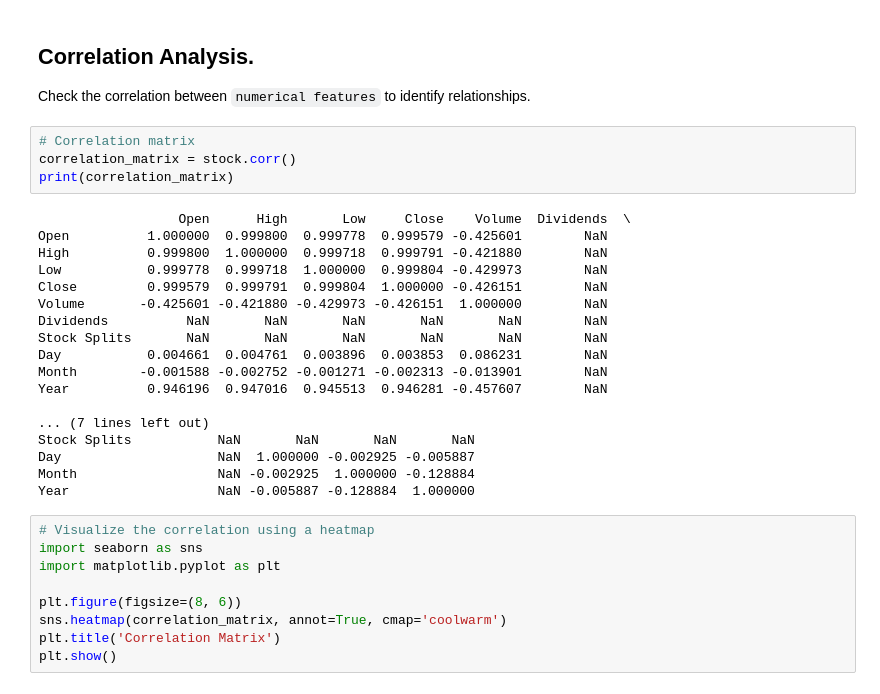
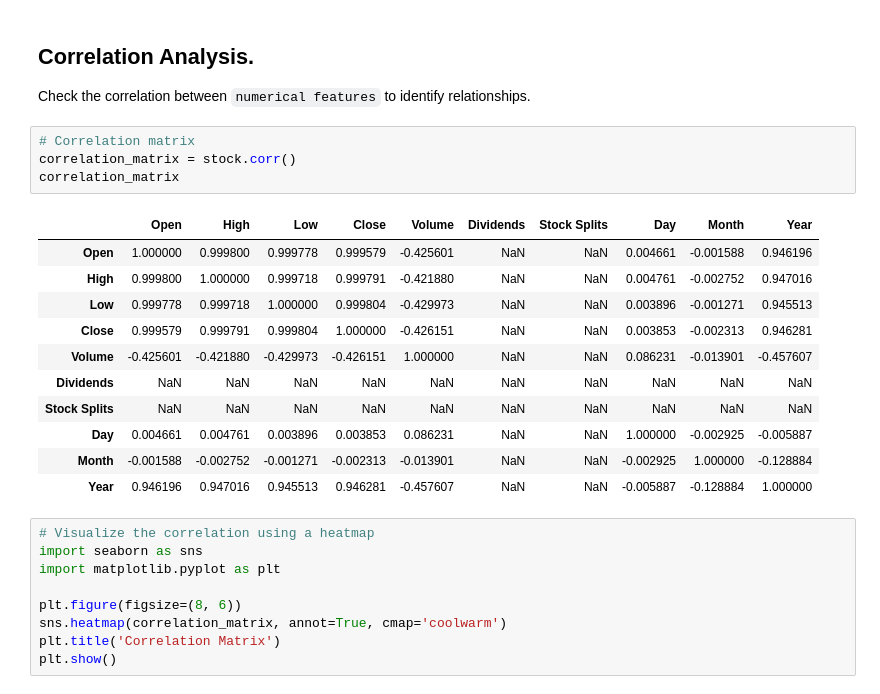
Before and after one commit to danaelshrbiny10/Facebook-Stock-Data-Analysis, a Jupyter notebook: src/Facebook_stock_data_analysis.ipynb, the cells around one changed output. Saved outputs shown, nothing was run; the diff lists cells and outputs as text.

```diff
--- a/src/Facebook_stock_data_analysis.ipynb
+++ b/src/Facebook_stock_data_analysis.ipynb
@@ -165,25 +165,19 @@ Check the correlation between `numerical features` to identify relationships.
 # %%
 # Correlation matrix
 correlation_matrix = stock.corr()
-print(correlation_matrix)
+correlation_matrix
 # %% [output]
-                  Open      High       Low     Close    Volume  Dividends  \
-Open          1.000000  0.999800  0.999778  0.999579 -0.425601        NaN
-High          0.999800  1.000000  0.999718  0.999791 -0.421880        NaN
-Low           0.999778  0.999718  1.000000  0.999804 -0.429973        NaN
-Close         0.999579  0.999791  0.999804  1.000000 -0.426151        NaN
-Volume       -0.425601 -0.421880 -0.429973 -0.426151  1.000000        NaN
-Dividends          NaN       NaN       NaN       NaN       NaN        NaN
-Stock Splits       NaN       NaN       NaN       NaN       NaN        NaN
-Day           0.004661  0.004761  0.003896  0.003853  0.086231        NaN
-Month        -0.001588 -0.002752 -0.001271 -0.002313 -0.013901        NaN
-Year          0.946196  0.947016  0.945513  0.946281 -0.457607        NaN
-
-... (7 lines left out)
-Stock Splits           NaN       NaN       NaN       NaN
-Day                    NaN  1.000000 -0.002925 -0.005887
-Month                  NaN -0.002925  1.000000 -0.128884
-Year                   NaN -0.005887 -0.128884  1.000000
+|  | Open | High | Low | Close | Volume | Dividends | Stock Splits | Day | Month | Year |
+| Open | 1.000000 | 0.999800 | 0.999778 | 0.999579 | -0.425601 | NaN | NaN | 0.004661 | -0.001588 | 0.946196 |
+| High | 0.999800 | 1.000000 | 0.999718 | 0.999791 | -0.421880 | NaN | NaN | 0.004761 | -0.002752 | 0.947016 |
+| Low | 0.999778 | 0.999718 | 1.000000 | 0.999804 | -0.429973 | NaN | NaN | 0.003896 | -0.001271 | 0.945513 |
+| Close | 0.999579 | 0.999791 | 0.999804 | 1.000000 | -0.426151 | NaN | NaN | 0.003853 | -0.002313 | 0.946281 |
+| Volume | -0.425601 | -0.421880 | -0.429973 | -0.426151 | 1.000000 | NaN | NaN | 0.086231 | -0.013901 | -0.457607 |
+| Dividends | NaN | NaN | NaN | NaN | NaN | NaN | NaN | NaN | NaN | NaN |
+| Stock Splits | NaN | NaN | NaN | NaN | NaN | NaN | NaN | NaN | NaN | NaN |
+| Day | 0.004661 | 0.004761 | 0.003896 | 0.003853 | 0.086231 | NaN | NaN | 1.000000 | -0.002925 | -0.005887 |
+| Month | -0.001588 | -0.002752 | -0.001271 | -0.002313 | -0.013901 | NaN | NaN | -0.002925 | 1.000000 | -0.128884 |
+| Year | 0.946196 | 0.947016 | 0.945513 | 0.946281 | -0.457607 | NaN | NaN | -0.005887 | -0.128884 | 1.000000 |
 # %%
 # Visualize the correlation using a heatmap
 import seaborn as sns
```
Also changed, not shown: 3 other files.
